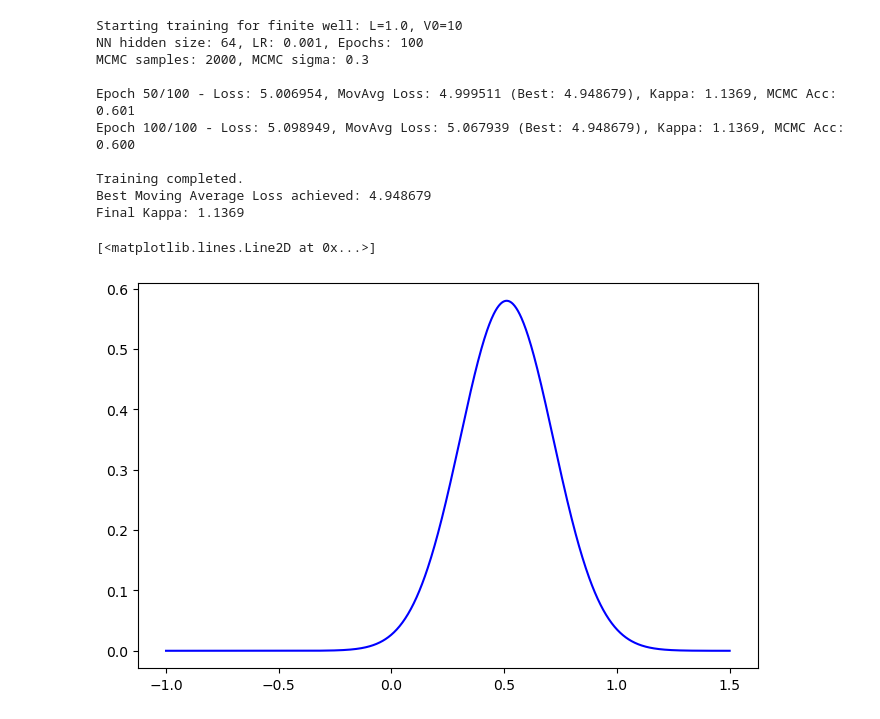
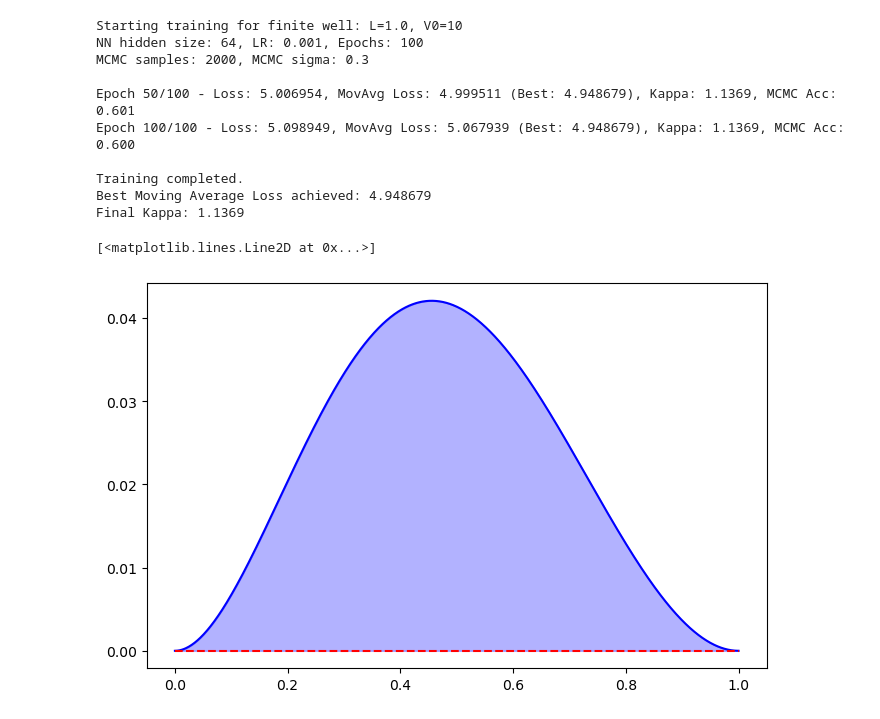
Before and after one commit to VBritis/Quantum-Wave-Function-Inference, a Jupyter notebook: Quantum_Inference.ipynb, the cells around one changed output. Saved outputs shown, nothing was run; the diff lists cells and outputs as text; code cells hidden in the pictures.

```diff
--- a/Quantum_Inference.ipynb
+++ b/Quantum_Inference.ipynb
@@ -758,21 +717,18 @@ def metropolis_hastings_vmc(wave_function_model, n_samples=2000, L=1.0, sigma=0.
 # %%
-modeltu = WaveFunction()
-modeltu.load_state_dict(torch.load('best_infinite_well_model.pt'))
-samplesw = metropolis_hastings_vmc(model,n_samples=3000,L=1,sigma=0.1)
-x = torch.linspace(-1, 1.5, 1000).unsqueeze(1) # vetor coluna
+x = torch.linspace(0, 1, 1000).unsqueeze(1)
 with torch.no_grad():
-    psi = modeltu(x) # supondo que model retorna a função de onda (amplitude)
+    psi = model(x) # supondo que model retorna a função de onda (amplitude)
 psi = psi.squeeze().numpy()
+
+
+potential_plots = VI(x)
+plt.figure(figsize=(8,5))
 x = x.squeeze().numpy()
 
 
-
-
-plt.figure(figsize=(8,5))
-
-#plt.hist(samplesw, bins=100, density=True, alpha=0.6, label='Histograma das amostras')
-
 plt.plot(x, psi ** 2, color='blue', label='Densidade alvo $|\psi(x)|^2$')
+plt.fill_between(x,psi ** 2 , alpha=0.3, color='blue')
+plt.plot(x, potential_plots.numpy(), label=f'$V(x)$ (Potential, $V_0=${V0_barrier})', color='red', linestyle='--')
 # %% [output]
 [<matplotlib.lines.Line2D at 0x...>]
-[figure, old version]
+[figure, new version]
```
Also changed, not shown: parts of 2 cells of this notebook.
